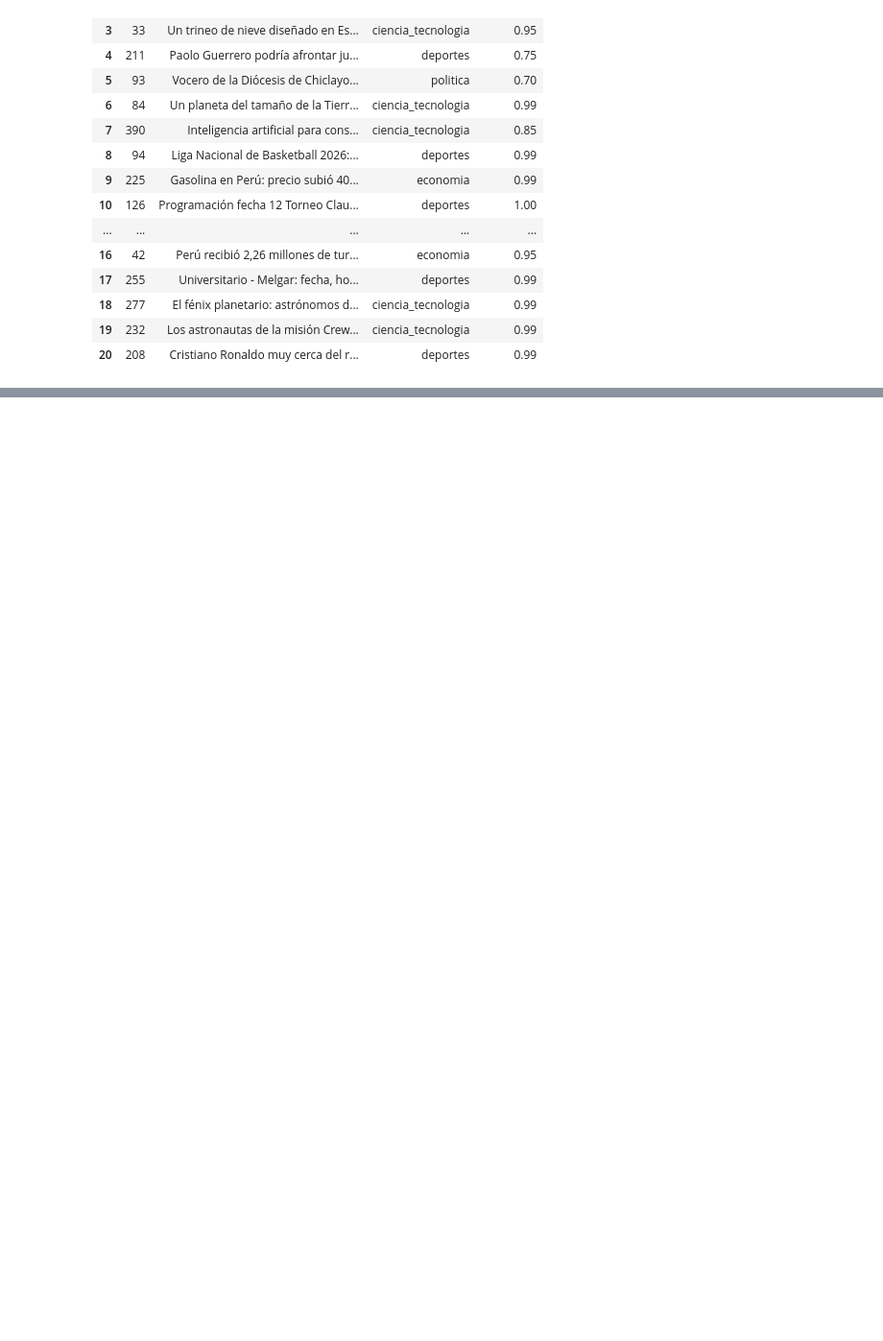
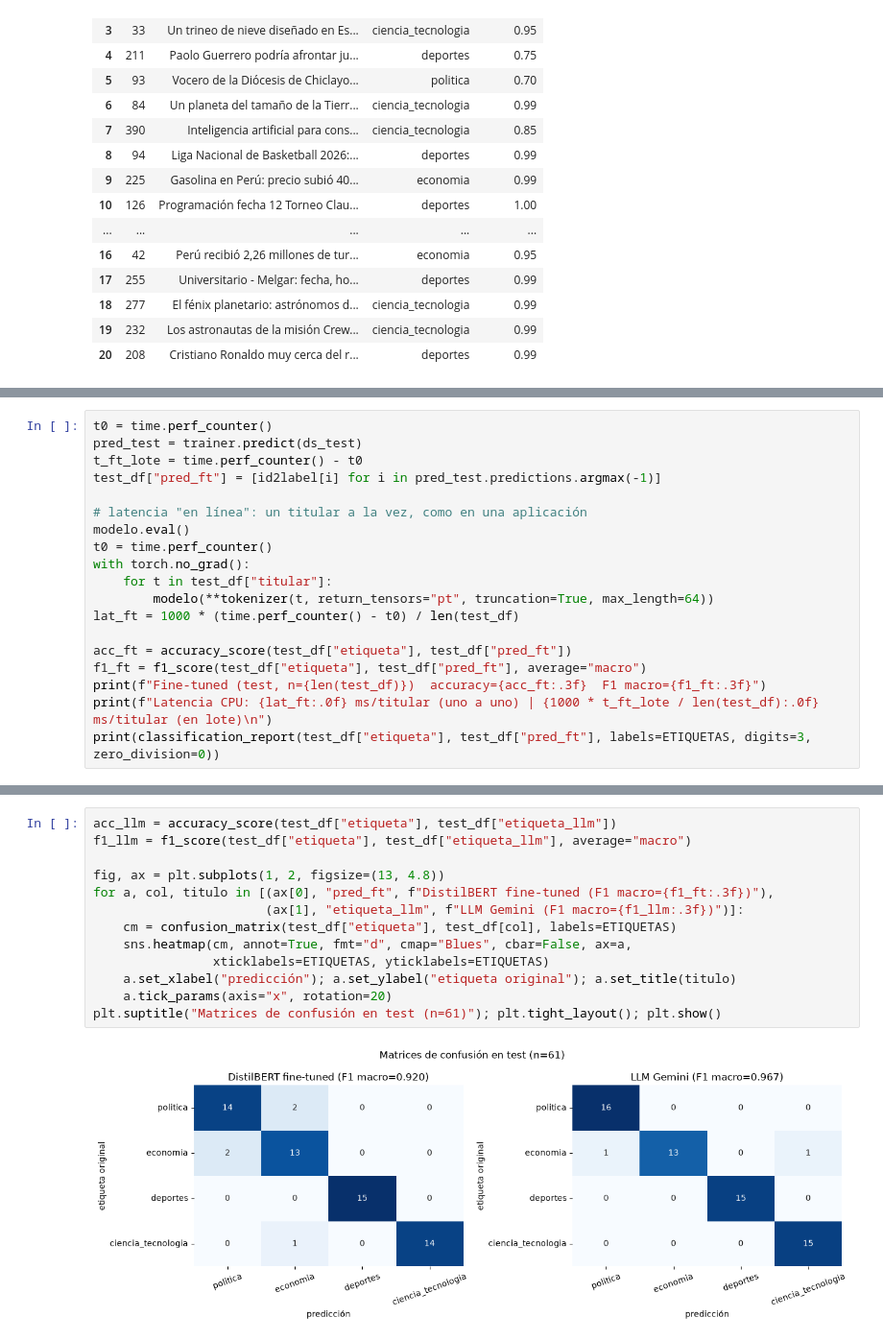
Before and after one commit to sandypmj/python_intermedio_2026, a Jupyter notebook: tarea_1/02_clasificacion.ipynb, the cells around one changed output, grey strips where cells are left out. Shown at 96% size. Drawn from its saved outputs; the diff is of its cells as text; blank space fills up the shorter version.

```diff
--- a/tarea_1/02_clasificacion.ipynb
+++ b/tarea_1/02_clasificacion.ipynb
@@ -435,0 +597,19 @@ auditoria
+# %%
+t0 = time.perf_counter()
+pred_test = trainer.predict(ds_test)
+t_ft_lote = time.perf_counter() - t0
+test_df["pred_ft"] = [id2label[i] for i in pred_test.predictions.argmax(-1)]
+
+# latencia "en línea": un titular a la vez, como en una aplicación
+modelo.eval()
+t0 = time.perf_counter()
+with torch.no_grad():
+    for t in test_df["titular"]:
+        modelo(**tokenizer(t, return_tensors="pt", truncation=True, max_length=64))
+lat_ft = 1000 * (time.perf_counter() - t0) / len(test_df)
+
+acc_ft = accuracy_score(test_df["etiqueta"], test_df["pred_ft"])
+f1_ft = f1_score(test_df["etiqueta"], test_df["pred_ft"], average="macro")
+print(f"Fine-tuned (test, n={len(test_df)})  accuracy={acc_ft:.3f}  F1 macro={f1_ft:.3f}")
+print(f"Latencia CPU: {lat_ft:.0f} ms/titular (uno a uno) | {1000 * t_ft_lote / len(test_df):.0f} ms/titular (en lote)\n")
+print(classification_report(test_df["etiqueta"], test_df["pred_ft"], labels=ETIQUETAS, digits=3, zero_division=0))
@@ -435,0 +630,15 @@ auditoria
+# %%
+acc_llm = accuracy_score(test_df["etiqueta"], test_df["etiqueta_llm"])
+f1_llm = f1_score(test_df["etiqueta"], test_df["etiqueta_llm"], average="macro")
+
+fig, ax = plt.subplots(1, 2, figsize=(13, 4.8))
+for a, col, titulo in [(ax[0], "pred_ft", f"DistilBERT fine-tuned (F1 macro={f1_ft:.3f})"),
+                       (ax[1], "etiqueta_llm", f"LLM Gemini (F1 macro={f1_llm:.3f})")]:
+    cm = confusion_matrix(test_df["etiqueta"], test_df[col], labels=ETIQUETAS)
+    sns.heatmap(cm, annot=True, fmt="d", cmap="Blues", cbar=False, ax=a,
+                xticklabels=ETIQUETAS, yticklabels=ETIQUETAS)
+    a.set_xlabel("predicción"); a.set_ylabel("etiqueta original"); a.set_title(titulo)
+    a.tick_params(axis="x", rotation=20)
+plt.suptitle("Matrices de confusión en test (n=61)"); plt.tight_layout(); plt.show()
+# %% [output]
+[figure, added]
```
Also changed, not shown: parts of 20 cells of this notebook.
